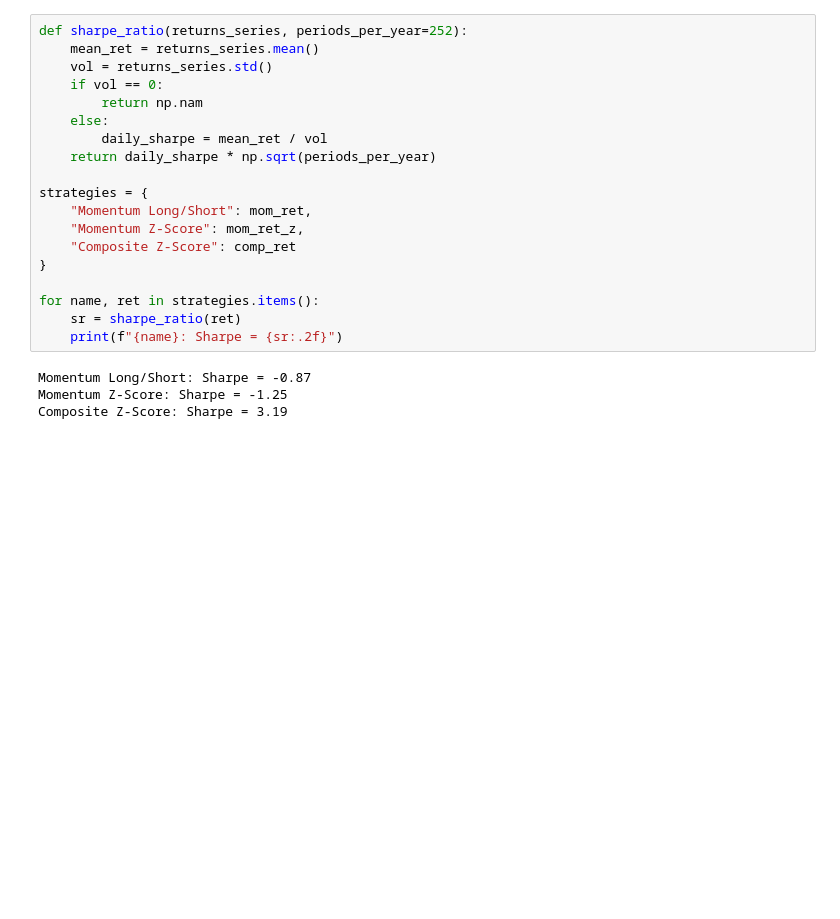
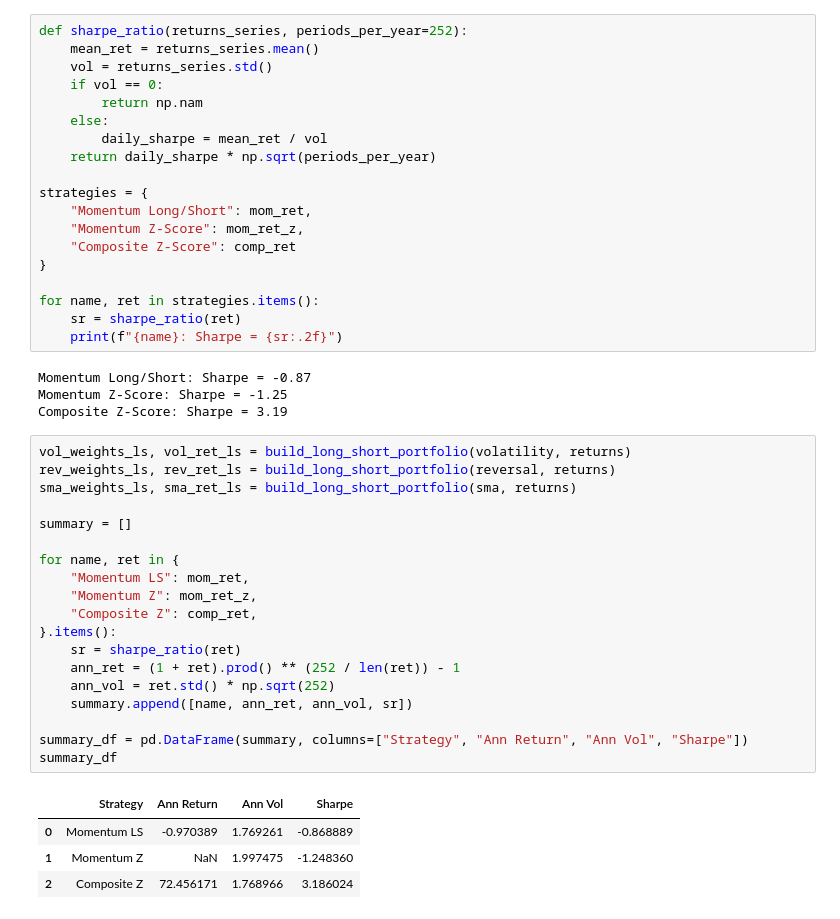
Before and after one commit to ethancyyiu/Factor-Model-Engine, a Jupyter notebook: notebooks/portfolio_backtest.ipynb, the cells around one changed output. Cells and saved outputs as stored; diff of their text form; blank space fills up the shorter version.

Commit message:
added a summary table

```diff
--- a/notebooks/portfolio_backtest.ipynb
+++ b/notebooks/portfolio_backtest.ipynb
@@ -136,3 +136,27 @@ for name, ret in strategies.items():
 Momentum Long/Short: Sharpe = -0.87
 Momentum Z-Score: Sharpe = -1.25
 Composite Z-Score: Sharpe = 3.19
+# %%
+vol_weights_ls, vol_ret_ls = build_long_short_portfolio(volatility, returns)
+rev_weights_ls, rev_ret_ls = build_long_short_portfolio(reversal, returns)
+sma_weights_ls, sma_ret_ls = build_long_short_portfolio(sma, returns)
+
+summary = []
+
+for name, ret in {
+    "Momentum LS": mom_ret,
+    "Momentum Z": mom_ret_z,
+    "Composite Z": comp_ret,
+}.items():
+    sr = sharpe_ratio(ret)
+    ann_ret = (1 + ret).prod() ** (252 / len(ret)) - 1
+    ann_vol = ret.std() * np.sqrt(252)
+    summary.append([name, ann_ret, ann_vol, sr])
+
+summary_df = pd.DataFrame(summary, columns=["Strategy", "Ann Return", "Ann Vol", "Sharpe"])
+summary_df
+# %% [output]
+|  | Strategy | Ann Return | Ann Vol | Sharpe |
+| 0 | Momentum LS | -0.970389 | 1.769261 | -0.868889 |
+| 1 | Momentum Z | NaN | 1.997475 | -1.248360 |
+| 2 | Composite Z | 72.456171 | 1.768966 | 3.186024 |
```
